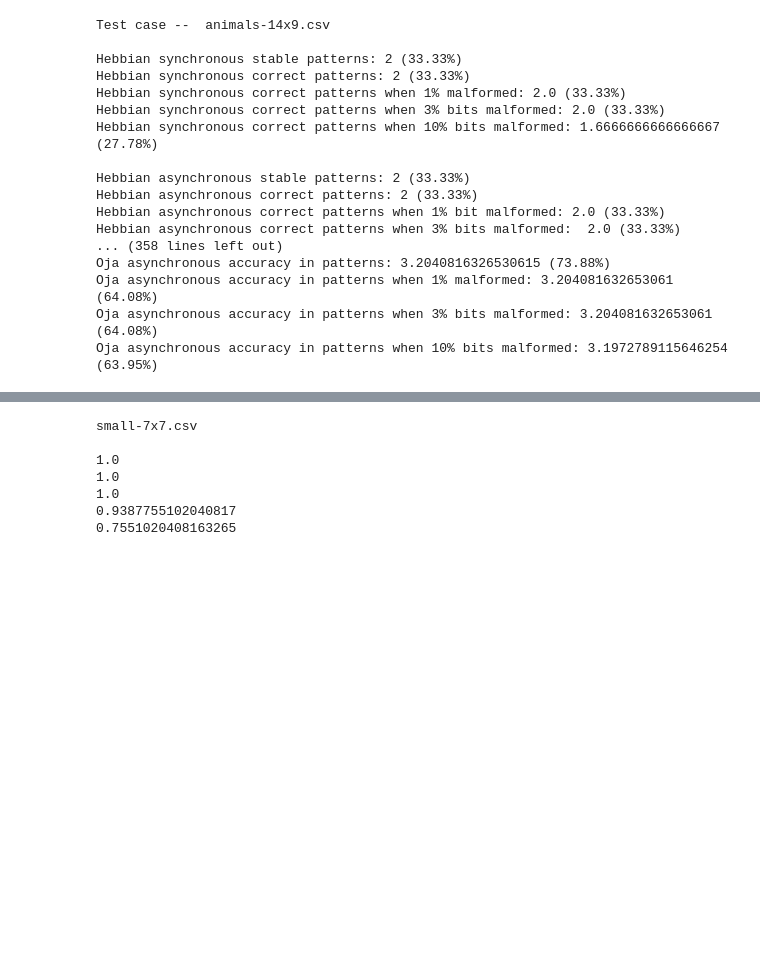
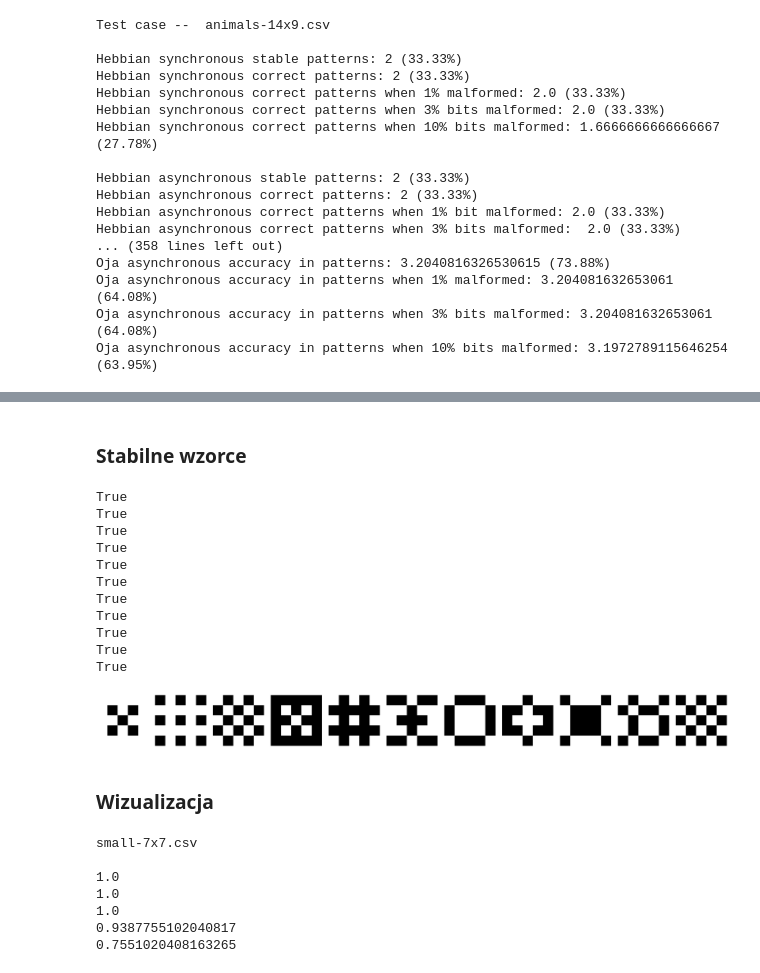
Before and after one commit to MateuszFabisiewicz/Hopfield, a Jupyter notebook: main.ipynb, the cells around one changed output, grey strips where cells are left out. Cells and saved outputs as stored; diff of their text form; code cells hidden in the pictures; blank space fills up the shorter version.

Commit message:
Add tests

```diff
--- a/main.ipynb
+++ b/main.ipynb
@@ -273,3 +467,63 @@ for test_case in test_cases:
+# %% [markdown]
+### Stabilne wzorce
+# %%
+import pandas as pd
+import numpy as np
+from hopfield import HopfieldNetwork
+from test_cases import TestCase
+import os
+import random
+import matplotlib.pyplot as plt
+
+n = 25
+
+patterns = np.array([
+    [1, 1, 1, 1, 1, 1, -1, 1, -1, 1, 1, 1, -1, 1, 1, 1, -1, 1, -1, 1, 1, 1, 1, 1, 1],
+    [-1, 1, -1, 1, -1, 1, 1, 1, 1, 1, -1, 1, -1, 1, -1, 1, 1, 1, 1, 1, -1, 1, -1, 1, -1],
+    [1, -1, 1, -1, 1, -1, 1, -1, 1, -1, 1, -1, 1, -1, 1, -1, 1, -1, 1, -1, 1, -1, 1, -1, 1],
+    -1*np.array([1, 1, 1, 1, 1, 1, -1, 1, -1, 1, 1, 1, -1, 1, 1, 1, -1, 1, -1, 1, 1, 1, 1, 1, 1]),
+    -1*np.array([-1, 1, -1, 1, -1, 1, 1, 1, 1, 1, -1, 1, -1, 1, -1, 1, 1, 1, 1, 1, -1, 1, -1, 1, -1]),
+    [-1, -1, 1, -1, -1, 1, 1, -1, 1, 1, 1, -1, -1, -1, 1, 1, 1, -1, 1, 1, -1, -1, 1, -1, -1],
+    [1, -1, -1, -1, 1, -1, 1, 1, 1, -1, -1, 1, 1, 1, -1, -1, 1, 1, 1, -1, 1, -1, -1, -1, 1],
+    -1*np.array([-1, -1, 1, -1, -1, 1, 1, -1, 1, 1, 1, -1, -1, -1, 1, 1, 1, -1, 1, 1, -1, -1, 1, -1, -1]),
+    -1*np.array([1, -1, -1, -1, 1, -1, 1, 1, 1, -1, -1, 1, 1, 1, -1, -1, 1, 1, 1, -1, 1, -1, -1, -1, 1]),
+    [1, -1, 1, 1, -1, -1, 1, -1, -1, 1, 1, -1, 1, 1, -1, 1, -1, 1, 1, -1, -1, 1, -1, -1, 1],
+    [-1, 1, -1, 1, -1, 1, -1, 1, -1, 1, -1, 1, -1, 1, -1, 1, -1, 1, -1, 1, -1, 1, -1, 1, -1],
+    ])
+
+patterns_number = len(patterns)
+fig, axs = plt.subplots(1, patterns_number, figsize=(patterns_number*5,5))
+fig.tight_layout()
+
+for index, pattern in enumerate(patterns):
+    pattern_array = np.array(pattern)
+    pattern_array = pattern_array[:25].reshape((5,5))
+    bitmap = np.where(pattern_array == 1, 255, 0)
+    axs[index].axis("off")
+    axs[index].imshow(bitmap, cmap='gray', interpolation='nearest')
+
+plt.savefig("C:\\Users\\agowo\\Desktop\\data\\stable.png", dpi=5)
+
+network = HopfieldNetwork(n)
+network.train_hebbian(patterns)
+
+for pattern in patterns:
+    print(network.is_stable(pattern))
+# %% [output]
+True
+True
+True
+True
+True
+True
+True
+True
+True
+True
+True
+[figure, added]
+# %% [markdown]
+### Wizualizacja
 # %%
 import pandas as pd
 import numpy as np
```
Also changed, not shown: parts of 9 cells of this notebook.
